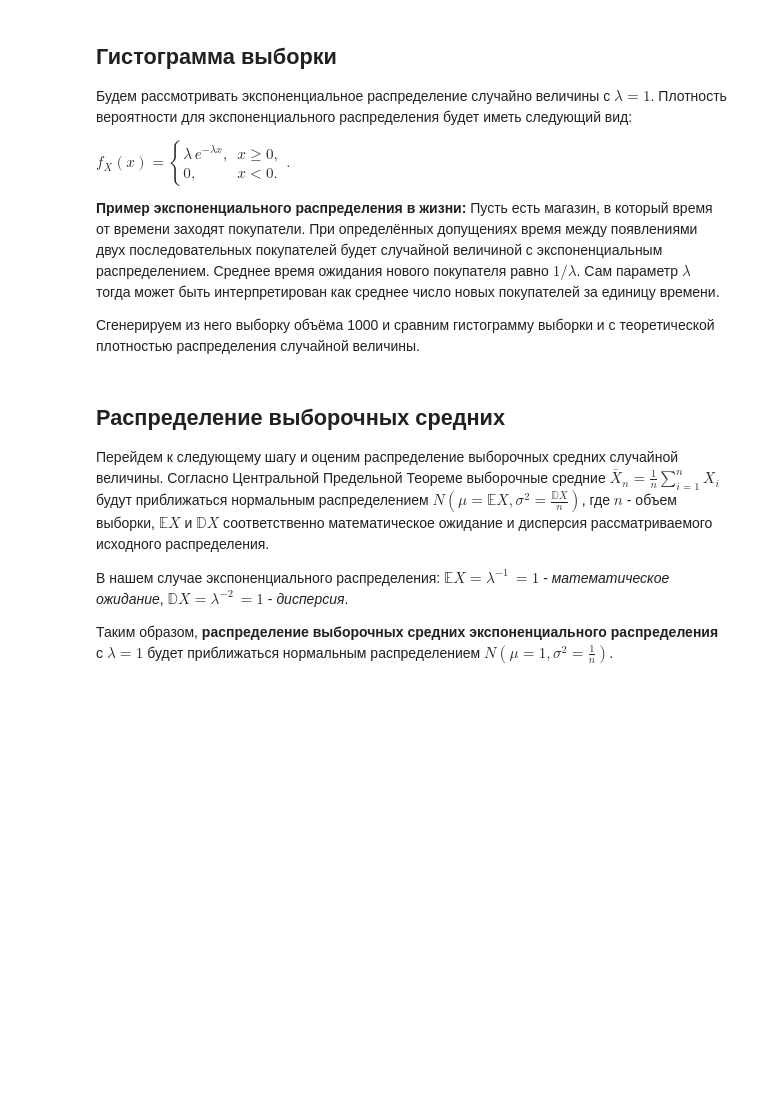
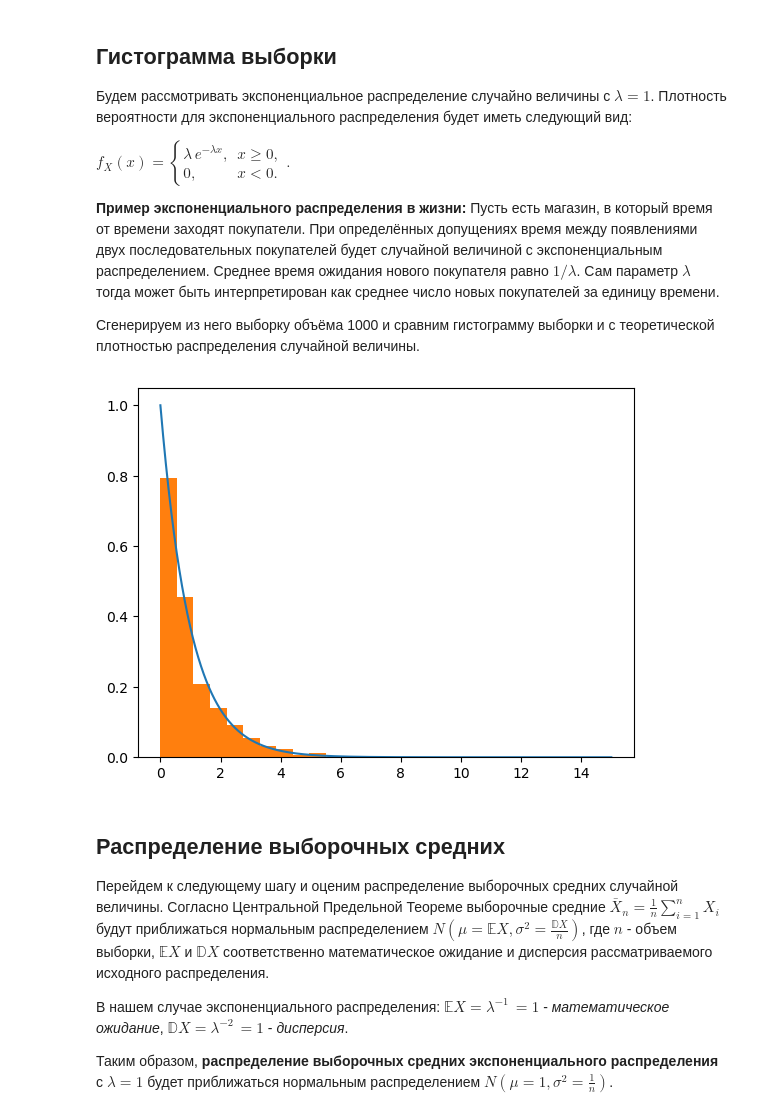
Before and after one commit to Erygfry/DataScience_HW, a Jupyter notebook: HW_1/Центральная предельная теорема своими руками.ipynb, the cells around one changed output. Drawn from its saved outputs; the diff is of its cells as text; code cells hidden in the pictures; blank space fills up the shorter version.

```diff
--- a/HW_1/Центральная предельная теорема своими руками.ipynb
+++ b/HW_1/Центральная предельная теорема своими руками.ipynb
@@ -32,8 +32,14 @@ pdf = rv.pdf(x)
 # %%
 # построим гистограмму выборки и наложим на нее теоретическую
 # оценку плотности вероятности экспоненциального распределения
 
 #ваш код, используйте библиотеку plt
+
+plt.plot(x, pdf)
+plt.hist(sample, density=True)
+plt.show()
+# %% [output]
+[figure, added]
 # %% [markdown]
 ## Распределение выборочных средних
 
```
Also changed, not shown: parts of 2 cells of this notebook.
